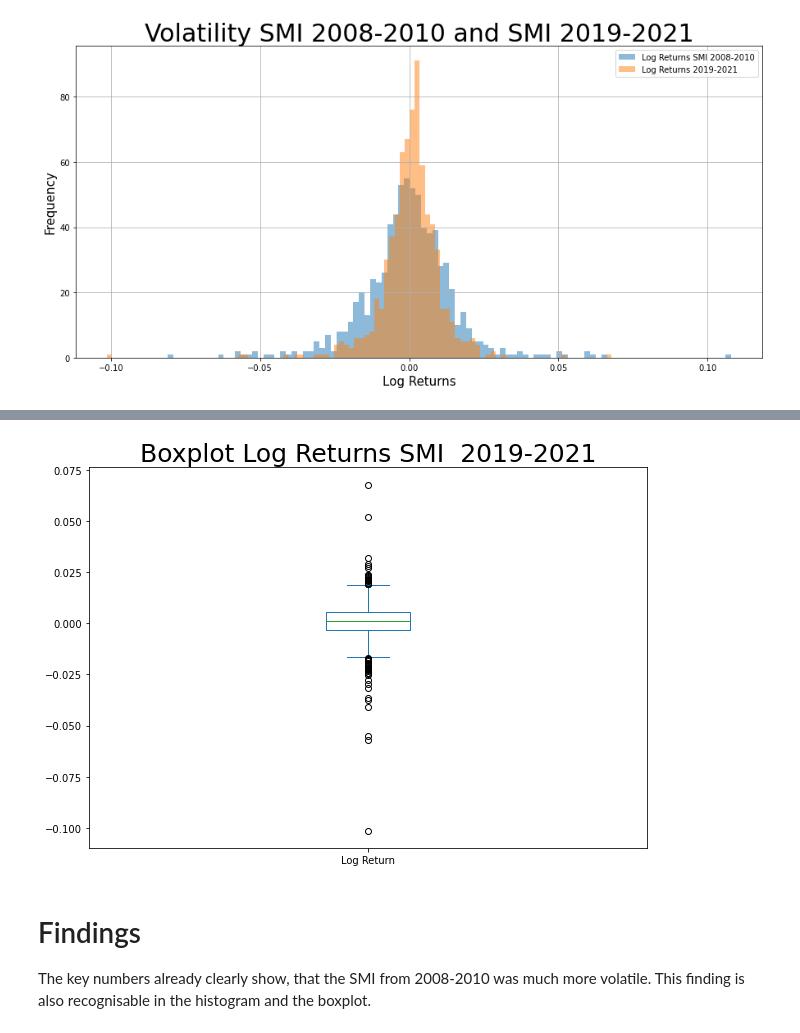
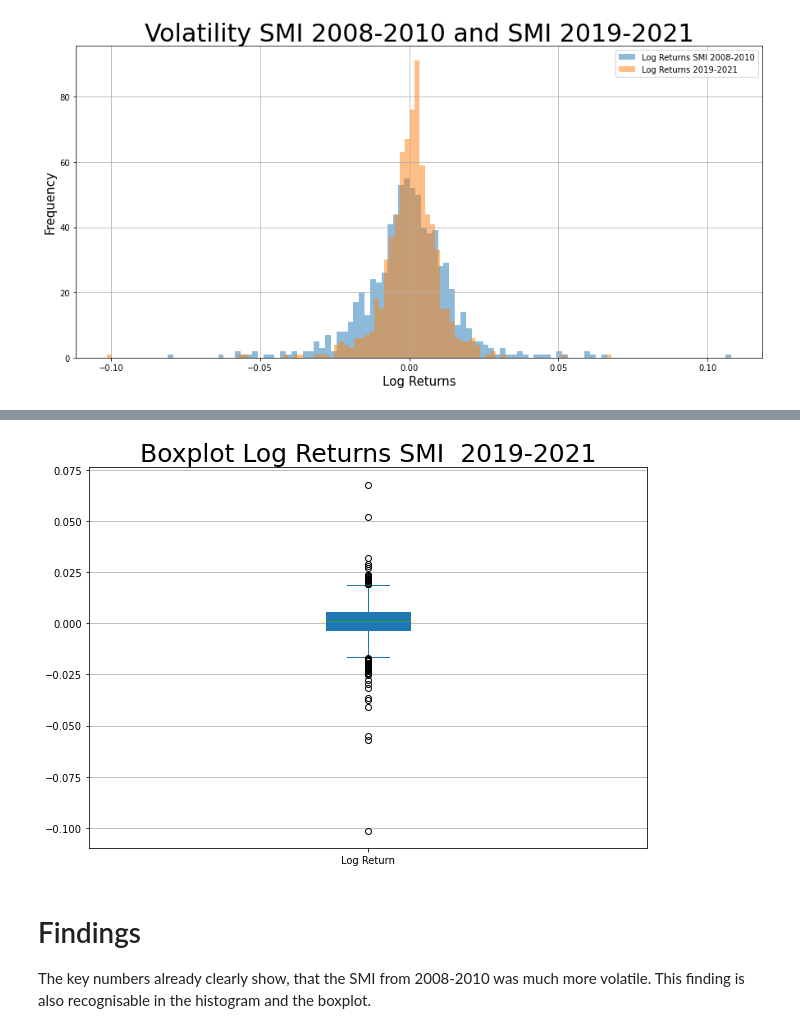
Before and after one commit to Darioschuerch/Project_MRWAM69.F2201_Marzer_Schuerch, a Jupyter notebook: Project/Project_MRWAM69.F2201_Marzer_Schuerch.ipynb, the cells around one changed output, grey strips where cells are left out. Saved outputs shown, nothing was run; the diff lists cells and outputs as text; code cells hidden in the pictures.

```diff
--- a/Project/Project_MRWAM69.F2201_Marzer_Schuerch.ipynb
+++ b/Project/Project_MRWAM69.F2201_Marzer_Schuerch.ipynb
@@ -227,10 +229,12 @@ ax = box_08.plot.box()
 # %%
 box_19 = df_19["Log Return"]
 plt.figure(figsize = (10,7))
 plt.title("Boxplot Log Returns SMI  2019-2021", fontsize = (25))
-ax = box_19.plot.box()
+ax = box_19.plot.box(patch_artist=True)
+for ax in [ax]:
+    ax.yaxis.grid(True)
 # %% [output]
-[figure, old version]
+[figure, new version]
 # %% [markdown]
 # Findings
 The key numbers already clearly show, that the SMI from 2008-2010 was much more volatile. This finding is also recognisable in the histogram and the boxplot.
```
Also changed, not shown: parts of 7 cells of this notebook, 1 other file.
